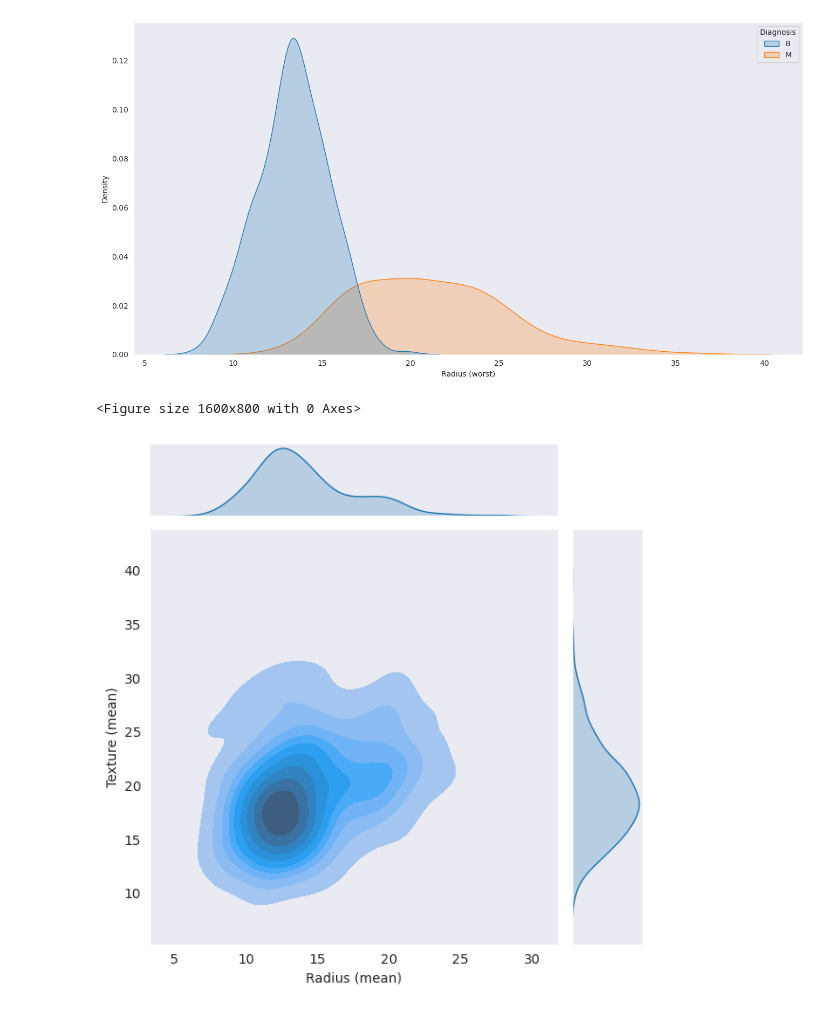
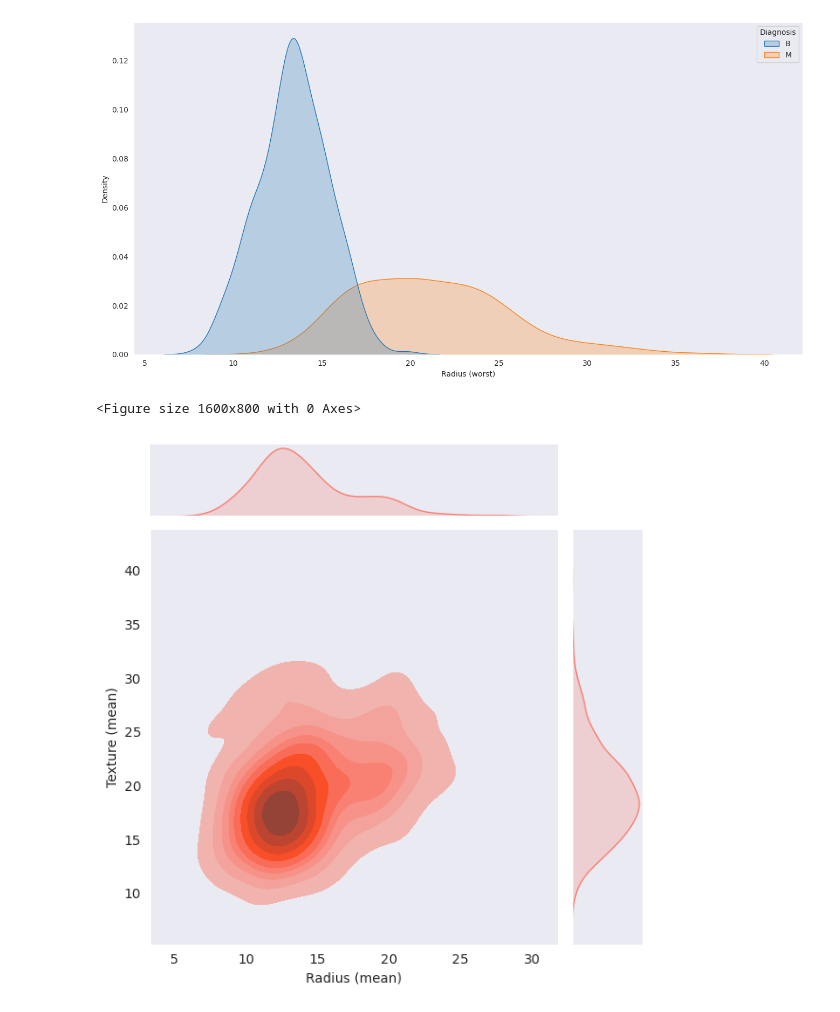
Before and after one commit to IqmanS/Machine-Learning-Notebooks, a Jupyter notebook: seaborn_notebook/seaborn-notebook.ipynb, the cells around one changed output. Saved outputs shown, nothing was run; the diff lists cells and outputs as text; code cells hidden in the pictures.

```diff
--- a/seaborn_notebook/seaborn-notebook.ipynb
+++ b/seaborn_notebook/seaborn-notebook.ipynb
@@ -185,8 +220,8 @@ sns.kdeplot(data=cancer_data,x="Radius (worst)",hue="Diagnosis",fill=True);
 # %% [output]
 [figure]
 # %%
-plt.figure(figsize=(16,8))
-sns.jointplot(x=cancer_data['Radius (mean)'], y=cancer_data['Texture (mean)'], kind="kde",fill=True);
+plt.figure(figsize=(16,8));
+sns.jointplot(x=cancer_data['Radius (mean)'], y=cancer_data['Texture (mean)'], kind="kde",fill=True,color ="salmon");
 # %% [output]
 <Figure size 1600x800 with 0 Axes>
-[figure, old version]
+[figure, new version]
```
Also changed, not shown: parts of 10 cells of this notebook.
